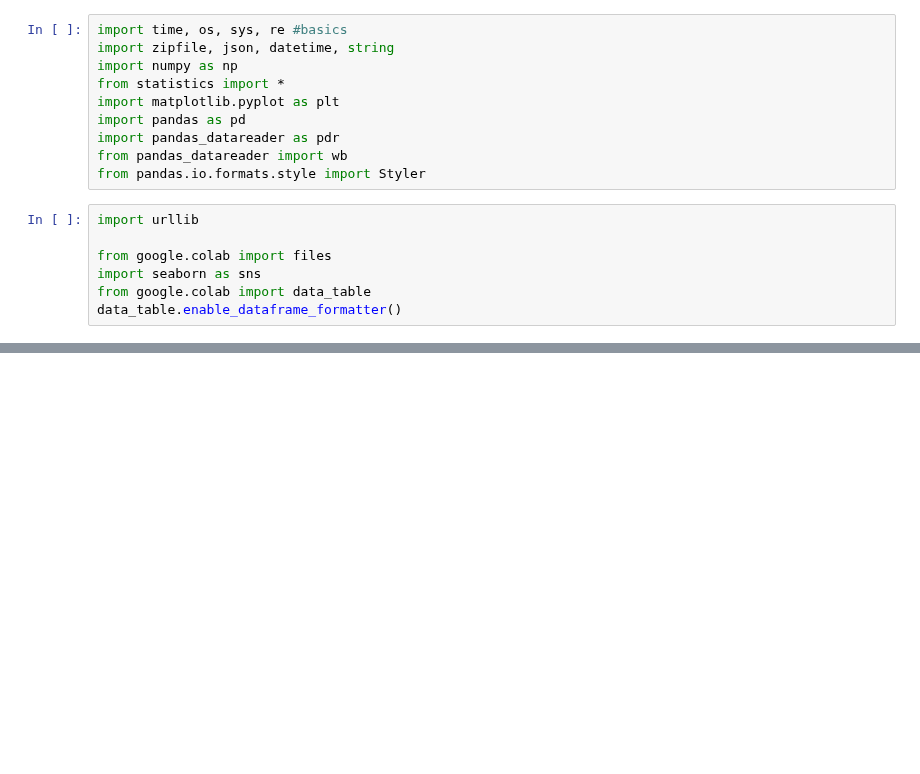
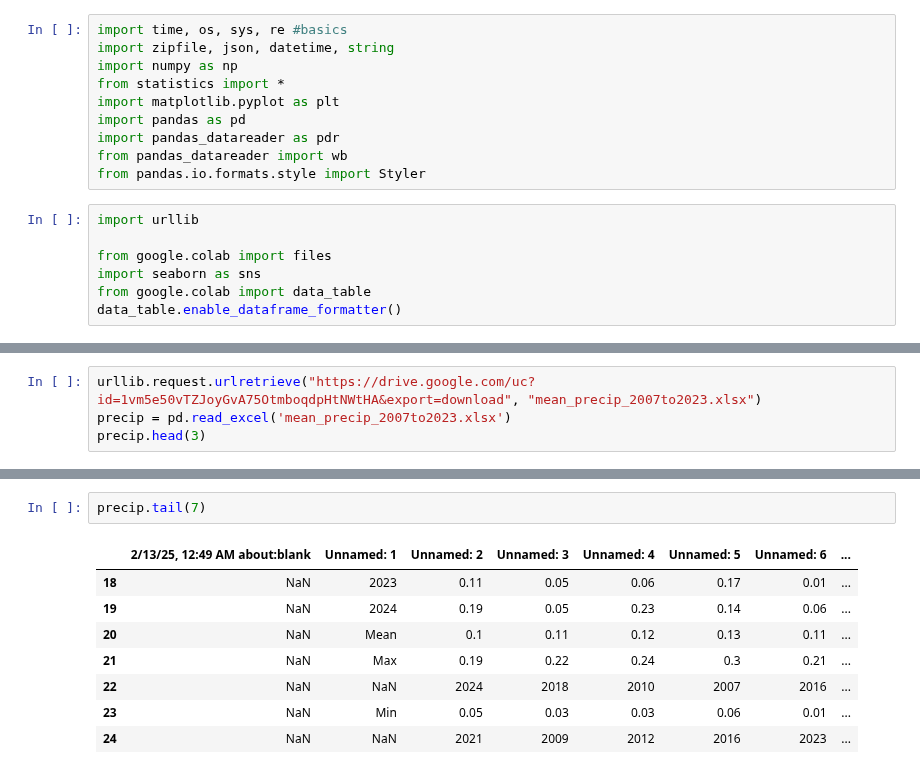
Before and after one commit to carlavilla/DataViz2025, a Jupyter notebook: CV_PS1.ipynb, the cells around one changed output, grey strips where cells are left out. Drawn from its saved outputs; the diff is of its cells as text; blank space fills up the shorter version.

```diff
--- a/CV_PS1.ipynb
+++ b/CV_PS1.ipynb
@@ -176,0 +222,4 @@ How to manipulate/clean data from python? I know how to it on spss but not sure
+# %%
+urllib.request.urlretrieve("https://drive.google.com/uc?id=1vm5e50vTZJoyGvA75OtmboqdpHtNWtHA&export=download", "mean_precip_2007to2023.xlsx")
+precip = pd.read_excel('mean_precip_2007to2023.xlsx')
+precip.head(3)
@@ -176,0 +231,11 @@ How to manipulate/clean data from python? I know how to it on spss but not sure
+# %%
+precip.tail(7)
+# %% [output]
+|  | 2/13/25, 12:49 AM about:blank | Unnamed: 1 | Unnamed: 2 | Unnamed: 3 | Unnamed: 4 | Unnamed: 5 | Unnamed: 6 | ... |
+| 18 | NaN | 2023 | 0.11 | 0.05 | 0.06 | 0.17 | 0.01 | ... |
+| 19 | NaN | 2024 | 0.19 | 0.05 | 0.23 | 0.14 | 0.06 | ... |
+| 20 | NaN | Mean | 0.1 | 0.11 | 0.12 | 0.13 | 0.11 | ... |
+| 21 | NaN | Max | 0.19 | 0.22 | 0.24 | 0.3 | 0.21 | ... |
+| 22 | NaN | NaN | 2024 | 2018 | 2010 | 2007 | 2016 | ... |
+| 23 | NaN | Min | 0.05 | 0.03 | 0.03 | 0.06 | 0.01 | ... |
+| 24 | NaN | NaN | 2021 | 2009 | 2012 | 2016 | 2023 | ... |
```
Also changed, not shown: parts of 59 cells of this notebook.
